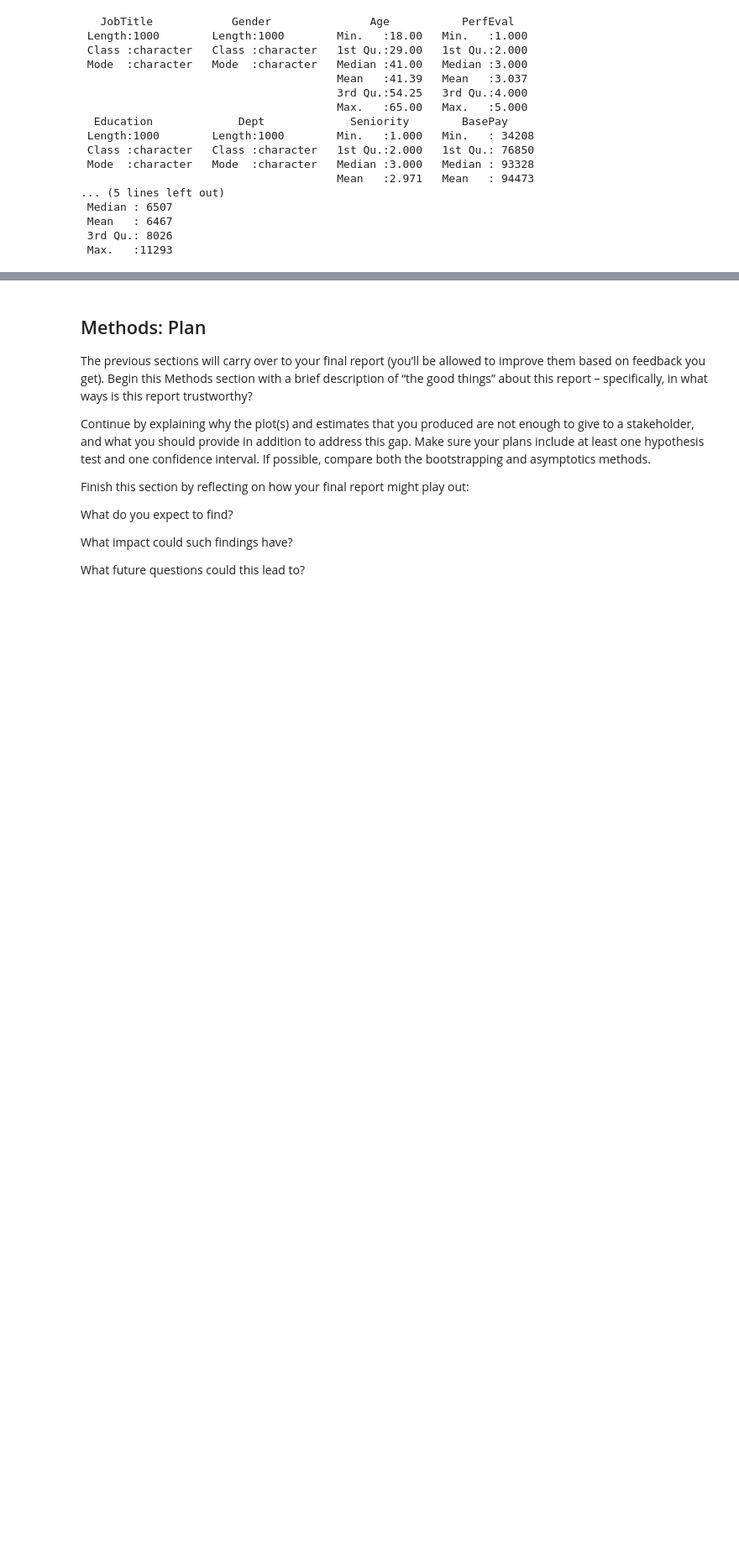
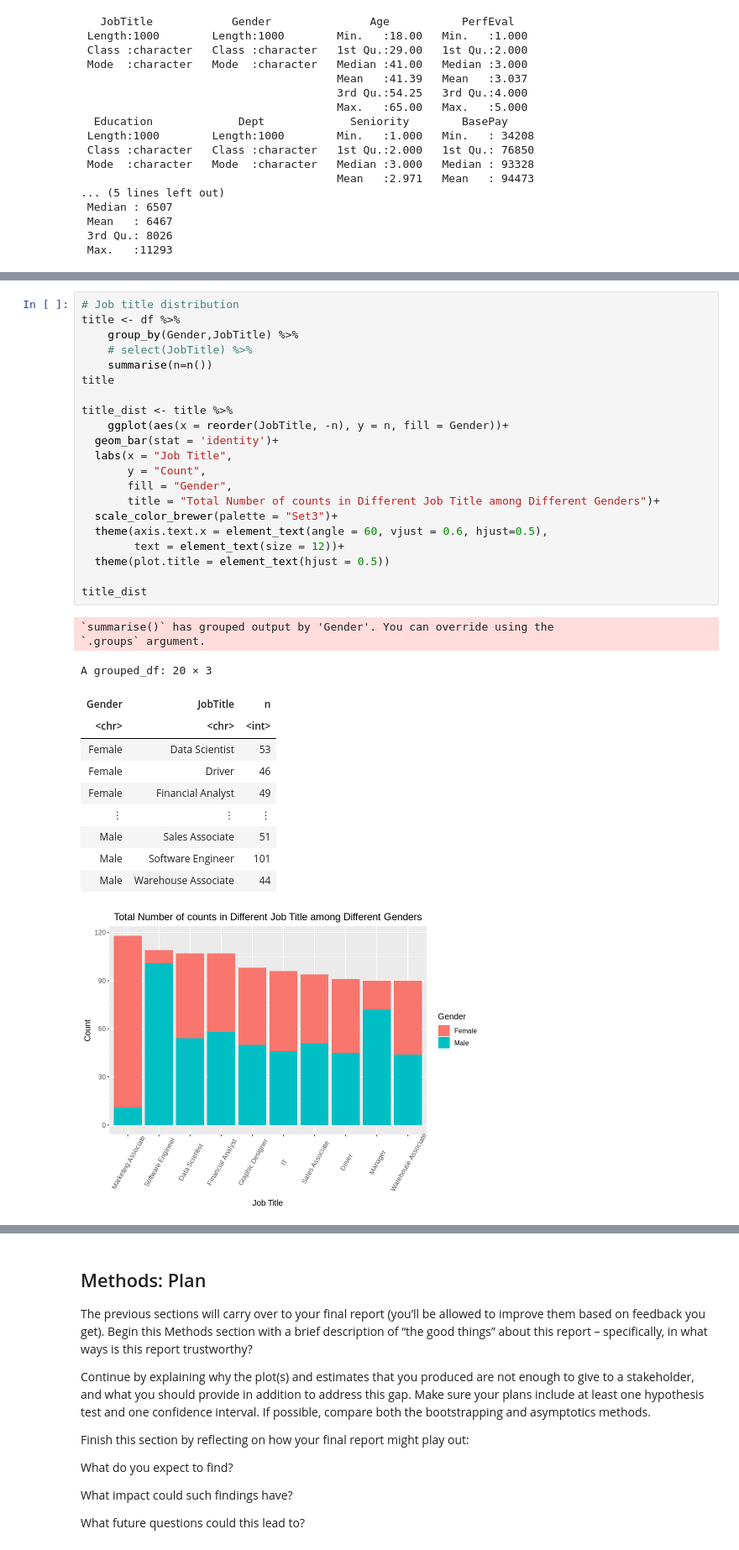
Before and after one commit to kristennli/stat201, a Jupyter notebook: Project Proposal.ipynb, the cells around one changed output, grey strips where cells are left out. Shown at 84% size. Drawn from its saved outputs; the diff is of its cells as text; blank space fills up the shorter version.

```diff
--- a/Project Proposal.ipynb
+++ b/Project Proposal.ipynb
@@ -93,0 +150,35 @@ summary(df)
+# %%
+# Job title distribution
+title <- df %>%
+    group_by(Gender,JobTitle) %>%
+    # select(JobTitle) %>%
+    summarise(n=n())
+title
+
+title_dist <- title %>%
+    ggplot(aes(x = reorder(JobTitle, -n), y = n, fill = Gender))+
+  geom_bar(stat = 'identity')+
+  labs(x = "Job Title",
+       y = "Count",
+       fill = "Gender",
+       title = "Total Number of counts in Different Job Title among Different Genders")+
+  scale_color_brewer(palette = "Set3")+
+  theme(axis.text.x = element_text(angle = 60, vjust = 0.6, hjust=0.5),
+        text = element_text(size = 12))+
+  theme(plot.title = element_text(hjust = 0.5))
+
+title_dist
+# %% [output]
+`summarise()` has grouped output by 'Gender'. You can override using the
+`.groups` argument.
+A grouped_df: 20 × 3
+| Gender | JobTitle | n |
+| <chr> | <chr> | <int> |
+| Female | Data Scientist | 53 |
+| Female | Driver | 46 |
+| Female | Financial Analyst | 49 |
+| ⋮ | ⋮ | ⋮ |
+| Male | Sales Associate | 51 |
+| Male | Software Engineer | 101 |
+| Male | Warehouse Associate | 44 |
+[figure, added]
```
Also changed, not shown: parts of 15 cells of this notebook.
